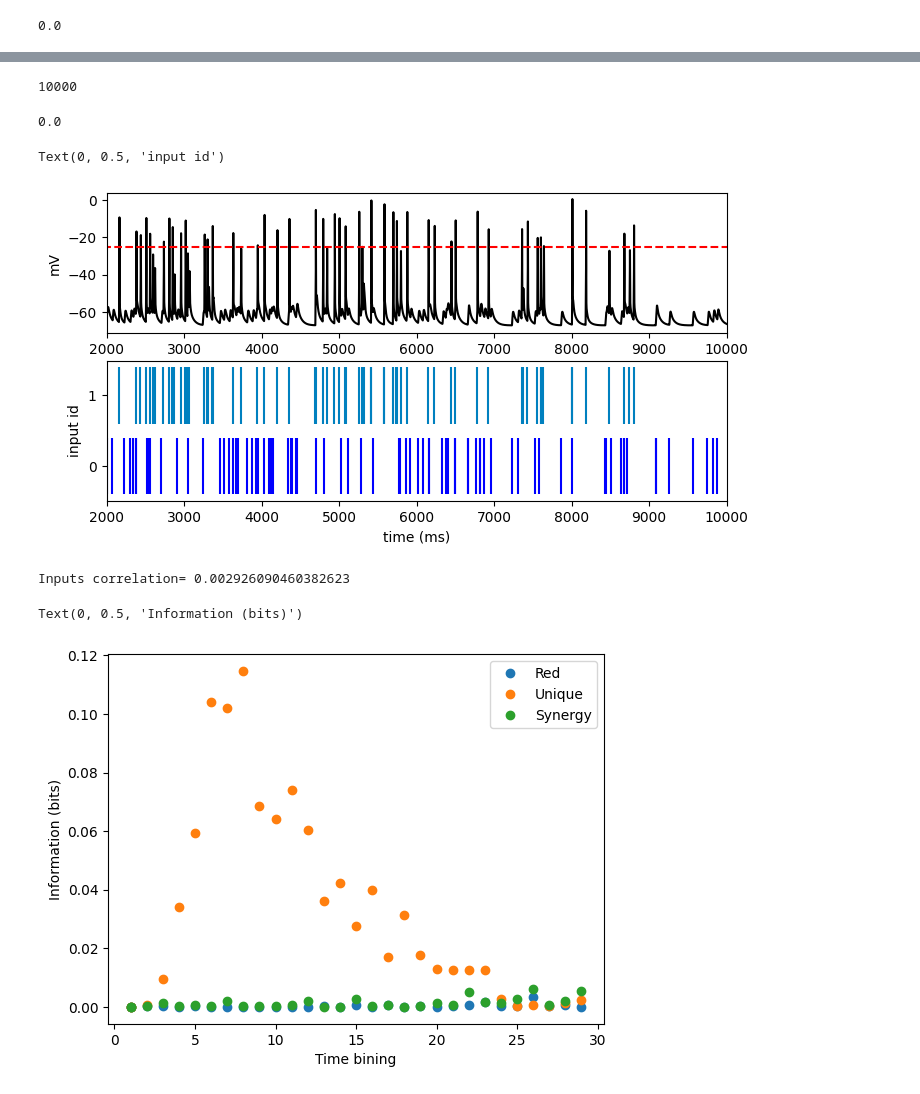
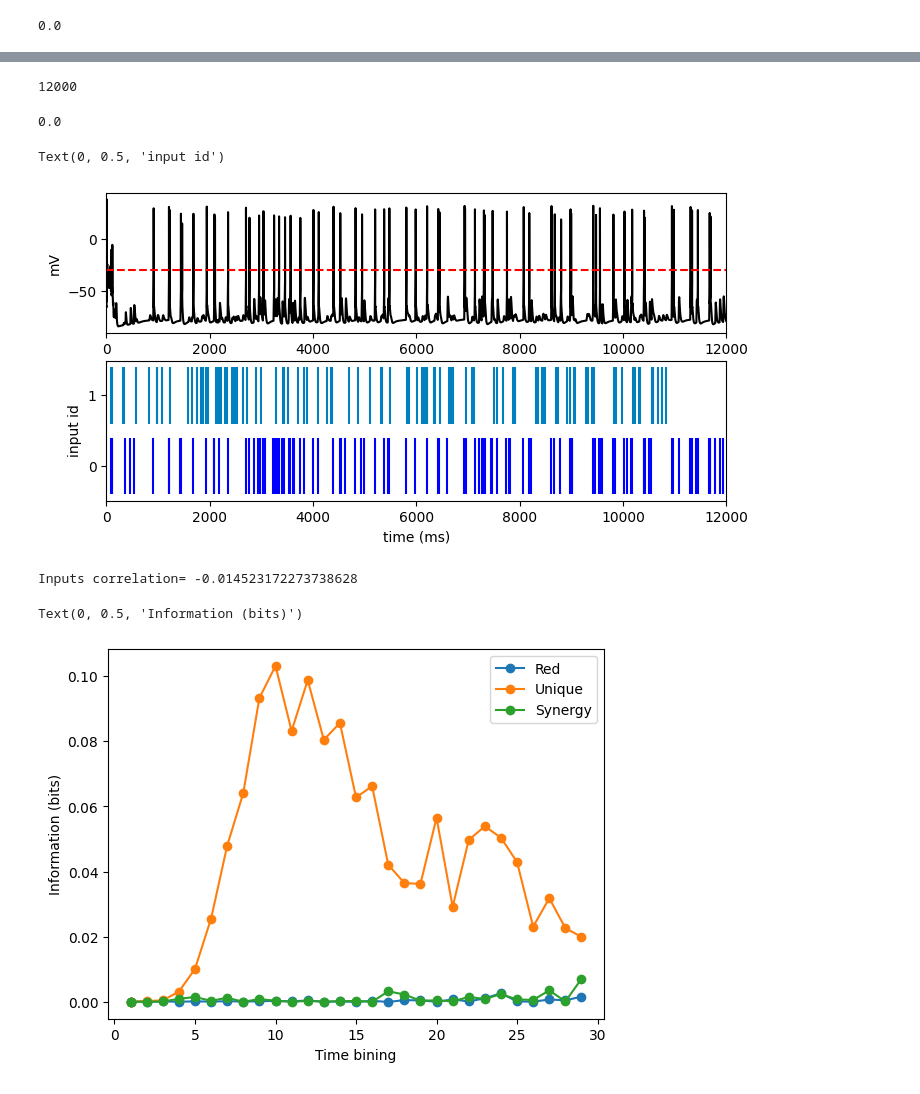
Before and after one commit to hannatolle/synergisticDendrites, a Jupyter notebook: NeuronClass_Edu.ipynb, the cells around one changed output, grey strips where cells are left out. Drawn from its saved outputs; the diff is of its cells as text; code cells hidden in the pictures.

```diff
--- a/NeuronClass_Edu.ipynb
+++ b/NeuronClass_Edu.ipynb
@@ -12,5 +13,5 @@ from neuron.units import mV, ms, sec, um
 # %%
-def createSynapse(dendIdx, loc=0.5, tau=[2*ms, 4*ms], e=0*mV):
+def createSynapse(dend,dendIdx, loc=0.5, tau=[2*ms, 4*ms], e=0*mV):
     """Creates an excitatory synapse on the dendrite given by Idx."""
     syn = h.Exp2Syn(dend[dendIdx](loc))
     syn.tau1 = tau[0]
@@ -383,7 +407,7 @@ dendIdxSour = Select_Input_sections(List,dendIdx,dend)
 # %%
 rate = 10
 
-tmax = 10000 #ms
+tmax = 12000 #ms
 
 #Number of sources
 numSour = 2
@@ -394,6 +418,8 @@ noiStd = 10#Standart deviation of time deviation (gaussian dist)
 
 #NUmber of noisy synapses and inputs
 numNoiseInputs = 100
+
+numNoiseInputsApic = 20
 
 dt = 0.0125
 
@@ -409,7 +435,17 @@ weight = 0.05
 tauE = [2,4]
 tauI = [2,5]
 
+dendIdx = Select_Noise_sections(List,dend,typ="dend",Cell=CellName,numNoiseInputs=numNoiseInputs)
+
+apicIdx = Select_Noise_sections(List,apic,typ="apic",Cell=CellName,numNoiseInputs=numNoiseInputsApic)
+
+#dendIdxSour = Select_Input_sections(List,dendIdx,apic,typ="apic",rangeL=[0,1500])
+
+apicIdxSour = Select_Input_sections(List,apicIdx,apic,typ="apic",rangeL=[0,1500])
+
 ee,tau = EI_Synaptic_info(numNoiseInputs,tauE,tauI)
+
+ee1,tau1 = EI_Synaptic_info(numNoiseInputsApic,tauE,tauI)
 
 import matplotlib.pyplot as plt
 
@@ -430,7 +468,7 @@ seeds=np.random.randint(10000, size=numNoiseInputs)
 # %%
 #BACKGROUND NOISE
 # create synapses
-synapses = [createSynapse(dendIdx[i], loc=loc, tau=tau[i], e=ee[i]) for i in range(numNoiseInputs)]
+synapses = [createSynapse(dend,dendIdx[i], loc=loc, tau=tau[i], e=ee[i]) for i in range(numNoiseInputs)]
 
 # create inputs
 stimulations = [createStim(isi=isi, num=num, start=start, noise=noise, seed=seeds[i]) for i in range(numNoiseInputs)]
@@ -438,9 +476,17 @@ stimulations = [createStim(isi=isi, num=num, start=start, noise=noise, seed=seed
 # connect inputs to synapses
 connections = [connectStim(synapses[i], stimulations[i], delay=delay, weight=weight) for i in range(numNoiseInputs)]
 
+synapses1 = [createSynapse(apic,apicIdx[i], loc=loc, tau=tau1[i], e=ee1[i]) for i in range(numNoiseInputsApic)]
+
+# create inputs
+stimulations1 = [createStim(isi=isi, num=num, start=start, noise=noise, seed=seeds1[i]) for i in range(numNoiseInputsApic)]
+
+# connect inputs to synapses
+connections1 = [connectStim(synapses1[i], stimulations1[i], delay=delay, weight=weight) for i in range(numNoiseInputsApic)]
+
 #SOURCES
 # create synapses
-synapsesSour = [createSynapse(dendIdxSour[i], loc=loc, tau=tauE, e=0.) for i in range(numSour)]
+synapsesSour = [createSynapse(apic,apicIdxSour[i], loc=loc, tau=tauE, e=0.) for i in range(numSour)]
 
 # connect inputs to synapses
 connectionsSour = [connectStim(synapsesSour[i], stimulationsCorr[i], delay=delay, weight=weight) for i in range(numSour)]
@@ -464,7 +510,7 @@ for i, dend0 in enumerate(dendIdxSour):
 # %%
 tmax
 # %% [output]
-10000
+12000
 # %%
 h.finitialize(-65 * mV)
 
@@ -479,33 +525,33 @@ for k,v in recordings.items():
     else:
         recordings[k] = [np.array(list(recordings[k][i])) for i in range(len(recordings[k]))]
 # %%
-ini = 2000
+ini = 0
 # %%
 fig,ax = pyplot.subplots(2,1,figsize=(8,4)) # Default figsize is (8,6)
 
 soma_plot = ax[0].plot(recordings["time"], recordings["soma"], color='black')
 
-thres = -25
+thres = -30
 
 ax[0].hlines(thres,0,tmax,color="red",linestyle='dashed')
 
 ax[0].set_xlim(ini, tmax)
 ax[0].set_xlabel('time (ms)')
 ax[0].set_ylabel('mV')
 
 cmap = cm.get_cmap('winter')
 spacing = cmap.N//numSour
 
 colours = cmap(np.arange(0, cmap.N, spacing))
 
 # rasterplot with input stimuli
 for i in range(2):
     ax[1].vlines(recordings['inputTime'][i], i-0.4, i+0.4, colors=colours[i])
 
 ax[1].set_yticks(range(len(recordings['input'])))
 ax[1].set_xlim(ini, tmax)
 ax[1].set_xlabel('time (ms)')
 ax[1].set_ylabel('input id')
 # %% [output]
 Text(0, 0.5, 'input id')
-[figure, old version]
+[figure, new version]
@@ -529,7 +588,7 @@ PIDS = np.array(PIDS)
 
 for i in range(len(labels)):
 
-    plt.plot(Ttb,PIDS[:,i],'o',label=labels[i])
+    plt.plot(Ttb,PIDS[:,i],'o-',label=labels[i])
 
 plt.legend()
 
@@ -538,9 +597,9 @@ print("Inputs correlation=",np.mean(PIDS[:,-1]))
 plt.xlabel("Time bining")
 plt.ylabel("Information (bits)")
 # %% [output]
-Inputs correlation= 0.002926090460382623
+Inputs correlation= -0.014523172273738628
 Text(0, 0.5, 'Information (bits)')
-[figure, old version]
+[figure, new version]
 # %%
 #Timebin that maximize information atom measured
 MaxTimeBin = Ttb[np.where(PIDS == np.max(PIDS[:,:3]))[0][0]]
```
Also changed, not shown: parts of 10 cells of this notebook.
